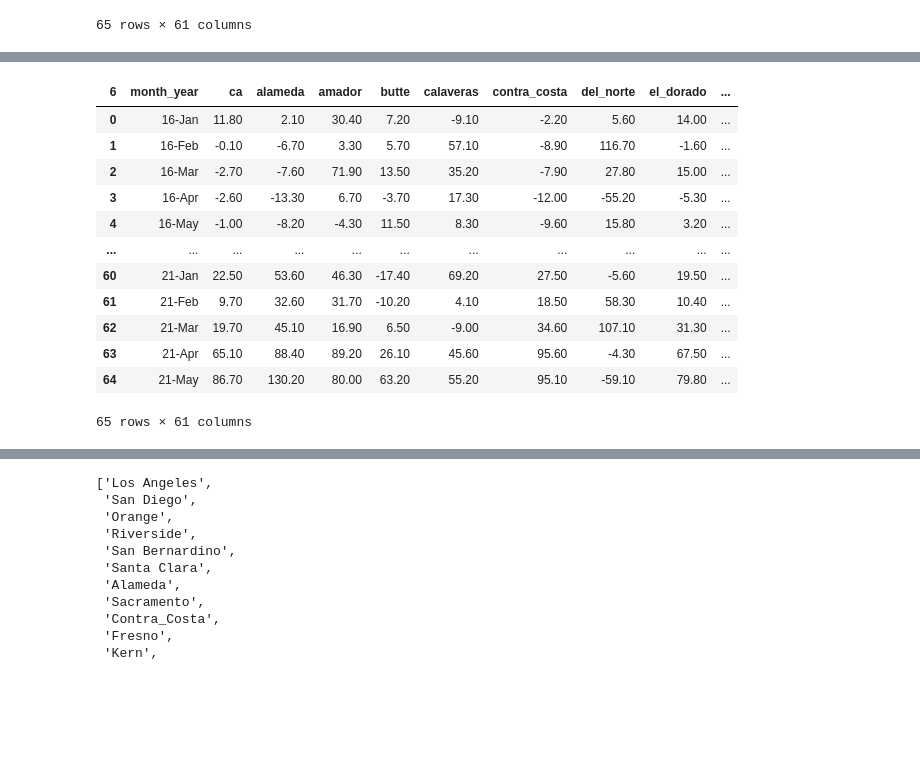
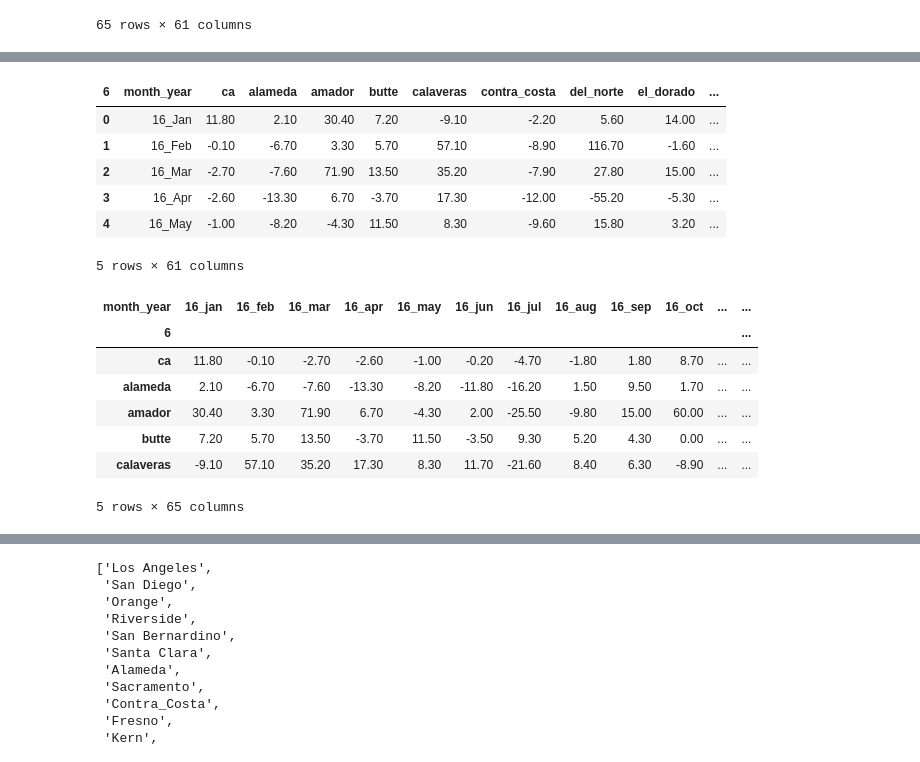
Before and after one commit to sustainedtang/project2ucd, a Jupyter notebook: data_cleanup.ipynb, the cells around one changed output, grey strips where cells are left out. Cells and saved outputs as stored; diff of their text form; code cells hidden in the pictures; blank space fills up the shorter version.

```diff
--- a/data_cleanup.ipynb
+++ b/data_cleanup.ipynb
@@ -217,18 +202,30 @@ percent_df_transformed
 # %%
 percent_no_psign = percent_df_transformed.columns
 percent_df_transformed[percent_no_psign] = percent_df_transformed[percent_no_psign].replace({'\%':''}, regex = True)
-percent_df_transformed
+percent_df_transformed.month_year = percent_df_transformed.month_year.replace({'\-':'_'}, regex = True)
+percent_df_transformed.head()
 # %% [output]
 | 6 | month_year | ca | alameda | amador | butte | calaveras | contra_costa | del_norte | el_dorado | ... |
-| 0 | 16-Jan | 11.80 | 2.10 | 30.40 | 7.20 | -9.10 | -2.20 | 5.60 | 14.00 | ... |
-| 1 | 16-Feb | -0.10 | -6.70 | 3.30 | 5.70 | 57.10 | -8.90 | 116.70 | -1.60 | ... |
-| 2 | 16-Mar | -2.70 | -7.60 | 71.90 | 13.50 | 35.20 | -7.90 | 27.80 | 15.00 | ... |
-| 3 | 16-Apr | -2.60 | -13.30 | 6.70 | -3.70 | 17.30 | -12.00 | -55.20 | -5.30 | ... |
-| 4 | 16-May | -1.00 | -8.20 | -4.30 | 11.50 | 8.30 | -9.60 | 15.80 | 3.20 | ... |
-| ... | ... | ... | ... | ... | ... | ... | ... | ... | ... | ... |
-| 60 | 21-Jan | 22.50 | 53.60 | 46.30 | -17.40 | 69.20 | 27.50 | -5.60 | 19.50 | ... |
-| 61 | 21-Feb | 9.70 | 32.60 | 31.70 | -10.20 | 4.10 | 18.50 | 58.30 | 10.40 | ... |
-| 62 | 21-Mar | 19.70 | 45.10 | 16.90 | 6.50 | -9.00 | 34.60 | 107.10 | 31.30 | ... |
-| 63 | 21-Apr | 65.10 | 88.40 | 89.20 | 26.10 | 45.60 | 95.60 | -4.30 | 67.50 | ... |
-| 64 | 21-May | 86.70 | 130.20 | 80.00 | 63.20 | 55.20 | 95.10 | -59.10 | 79.80 | ... |
+| 0 | 16_Jan | 11.80 | 2.10 | 30.40 | 7.20 | -9.10 | -2.20 | 5.60 | 14.00 | ... |
+| 1 | 16_Feb | -0.10 | -6.70 | 3.30 | 5.70 | 57.10 | -8.90 | 116.70 | -1.60 | ... |
+| 2 | 16_Mar | -2.70 | -7.60 | 71.90 | 13.50 | 35.20 | -7.90 | 27.80 | 15.00 | ... |
+| 3 | 16_Apr | -2.60 | -13.30 | 6.70 | -3.70 | 17.30 | -12.00 | -55.20 | -5.30 | ... |
+| 4 | 16_May | -1.00 | -8.20 | -4.30 | 11.50 | 8.30 | -9.60 | 15.80 | 3.20 | ... |
-65 rows × 61 columns
+5 rows × 61 columns
+# %%
+# change column headers to header of rows
+new_percent_df = percent_df_transformed.transpose()
+new_header = new_percent_df.iloc[0] #grab the first row for the header
+new_percent_df = new_percent_df[1:] #take the data less the header row
+new_percent_df.columns = new_header #set the header row as the df header
+new_percent_df.columns = new_percent_df.columns.str.lower()
+new_percent_df.head()
+# %% [output]
+| month_year | 16_jan | 16_feb | 16_mar | 16_apr | 16_may | 16_jun | 16_jul | 16_aug | 16_sep | 16_oct | ... | ... |
+| 6 |  |  |  |  |  |  |  |  |  |  |  | ... |
+| ca | 11.80 | -0.10 | -2.70 | -2.60 | -1.00 | -0.20 | -4.70 | -1.80 | 1.80 | 8.70 | ... | ... |
+| alameda | 2.10 | -6.70 | -7.60 | -13.30 | -8.20 | -11.80 | -16.20 | 1.50 | 9.50 | 1.70 | ... | ... |
+| amador | 30.40 | 3.30 | 71.90 | 6.70 | -4.30 | 2.00 | -25.50 | -9.80 | 15.00 | 60.00 | ... | ... |
+| butte | 7.20 | 5.70 | 13.50 | -3.70 | 11.50 | -3.50 | 9.30 | 5.20 | 4.30 | 0.00 | ... | ... |
+| calaveras | -9.10 | 57.10 | 35.20 | 17.30 | 8.30 | 11.70 | -21.60 | 8.40 | 6.30 | -8.90 | ... | ... |
+5 rows × 65 columns
```
Also changed, not shown: parts of 13 cells of this notebook.
